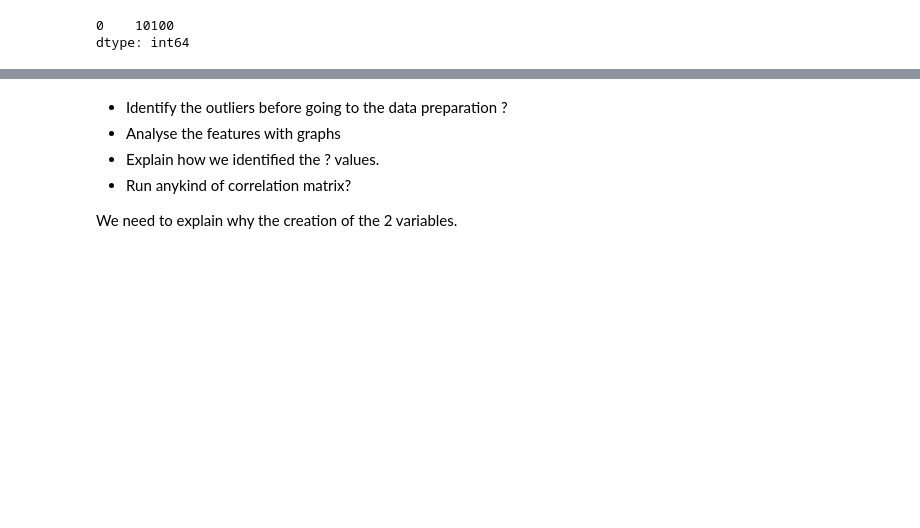
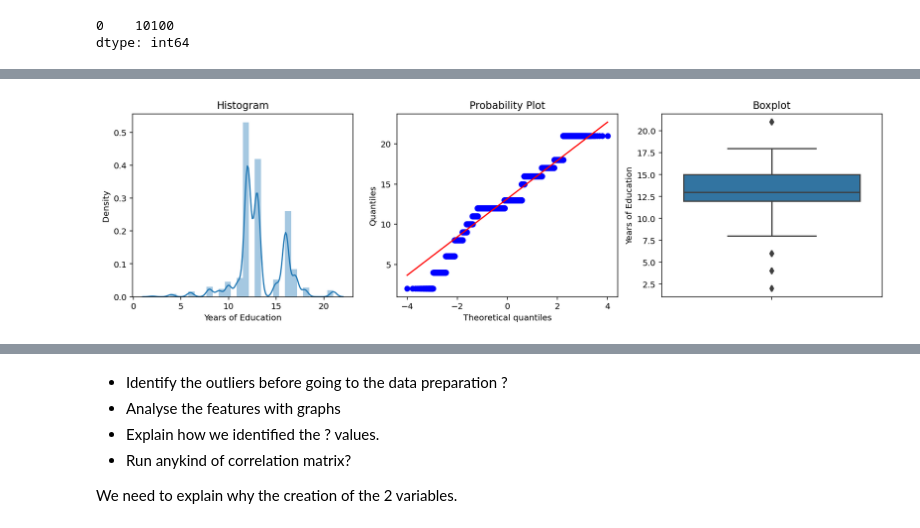
Before and after one commit to johnruiz24/ML_Project, a Jupyter notebook: ML Project 3 datasets.ipynb, the cells around one changed output, grey strips where cells are left out. Saved outputs shown, nothing was run; the diff lists cells and outputs as text; code cells hidden in the pictures; blank space fills up the shorter version.

```diff
--- a/ML Project 3 datasets.ipynb
+++ b/ML Project 3 datasets.ipynb
@@ -202,0 +237,4 @@ dtype: int64
+# %%
+diagnostic_plots(train, 'Years of Education')
+# %% [output]
+[figure, added]
```
Also changed, not shown: parts of 22 cells of this notebook.
